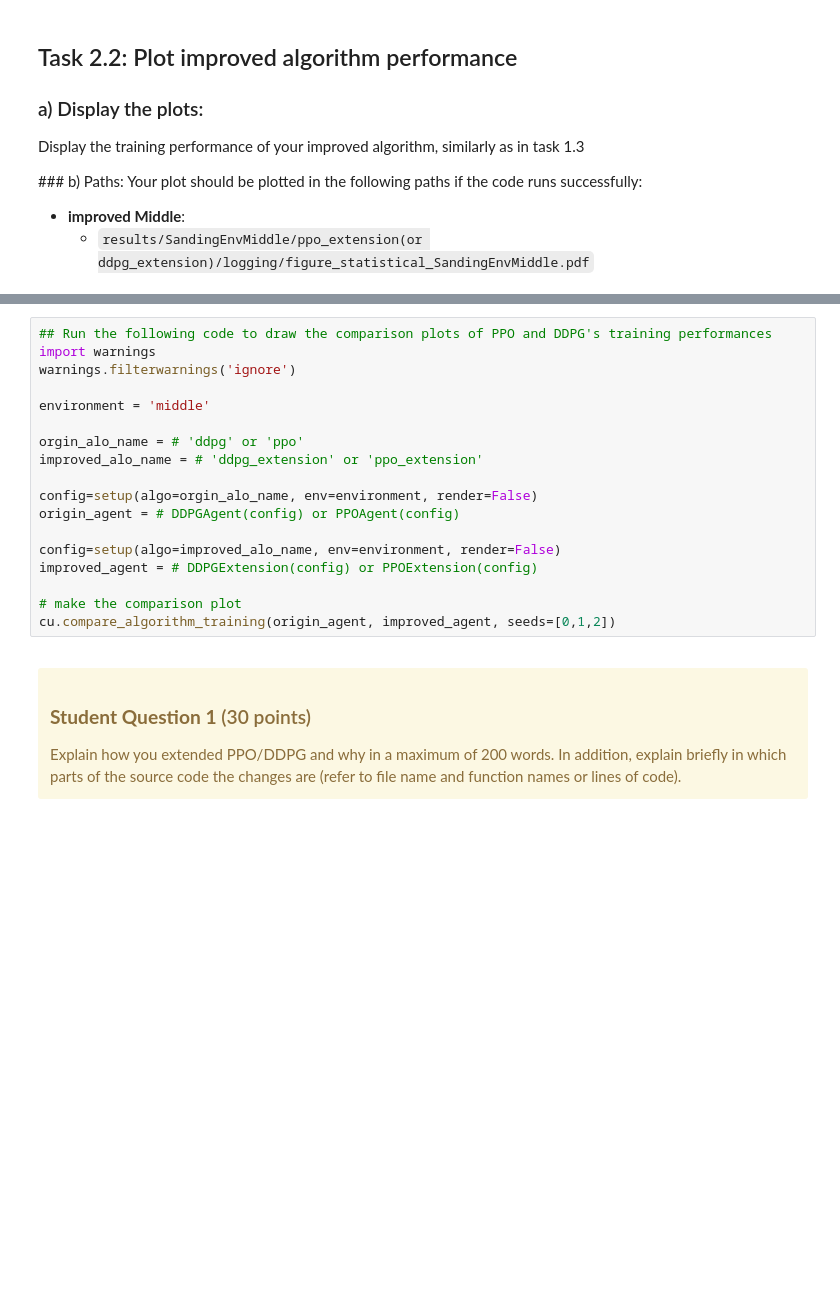
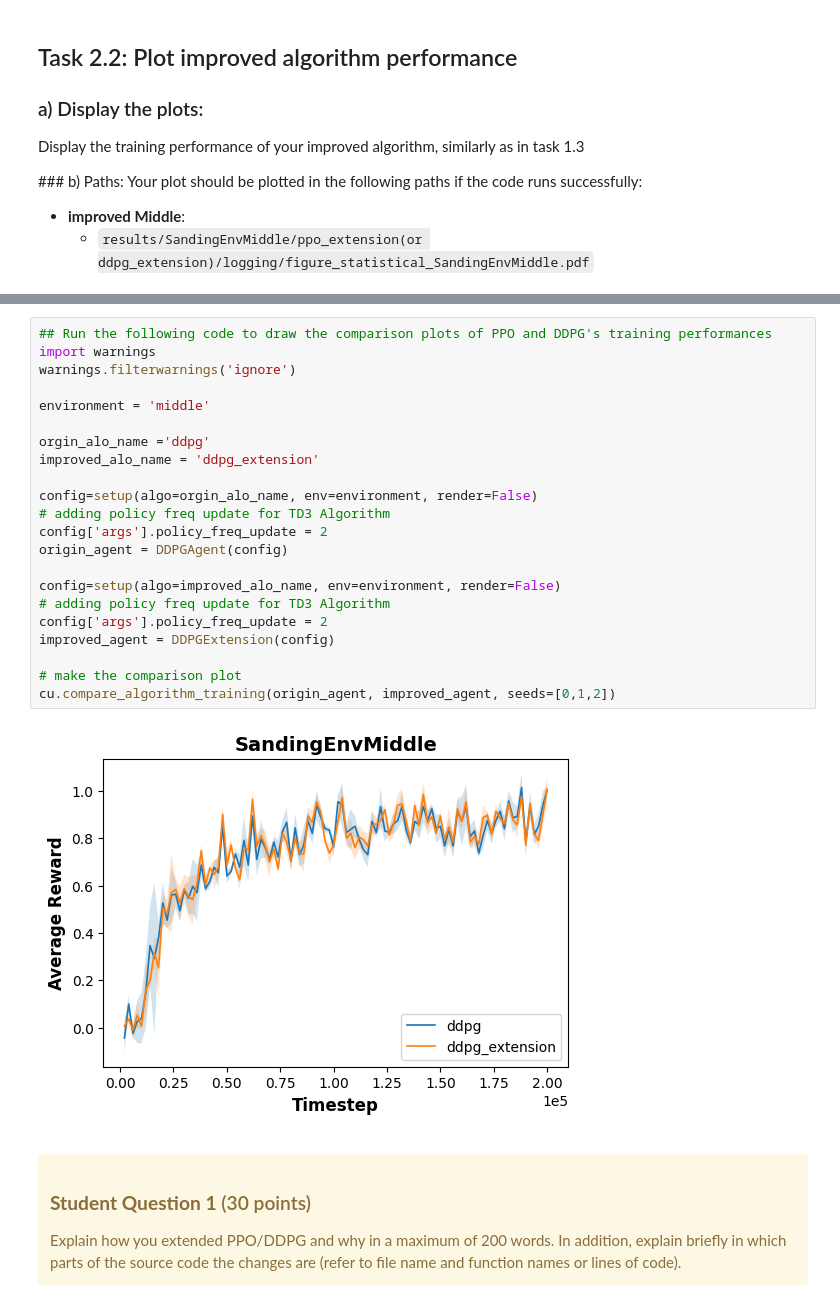
Before and after one commit to cannox227/Reinforcement-Learning-Project---Aalto-University, a Jupyter notebook: project.ipynb, the cells around one changed output, grey strips where cells are left out. Cells and saved outputs as stored; diff of their text form; blank space fills up the shorter version.

```diff
--- a/project.ipynb
+++ b/project.ipynb
@@ -1178,21 +1343,27 @@ If the code runs successfully, your plot should be saved to the following paths:
 # %%
 ## Run the following code to draw the comparison plots of PPO and DDPG's training performances
 import warnings
 warnings.filterwarnings('ignore')
 
 environment = 'middle'
 
-orgin_alo_name = # 'ddpg' or 'ppo'
-improved_alo_name = # 'ddpg_extension' or 'ppo_extension'
+orgin_alo_name ='ddpg'
+improved_alo_name = 'ddpg_extension'
 
 config=setup(algo=orgin_alo_name, env=environment, render=False)
-origin_agent = # DDPGAgent(config) or PPOAgent(config)
+# adding policy freq update for TD3 Algorithm
+config['args'].policy_freq_update = 2
+origin_agent = DDPGAgent(config)
 
 config=setup(algo=improved_alo_name, env=environment, render=False)
-improved_agent = # DDPGExtension(config) or PPOExtension(config)
+# adding policy freq update for TD3 Algorithm
+config['args'].policy_freq_update = 2
+improved_agent = DDPGExtension(config)
 
 # make the comparison plot
 cu.compare_algorithm_training(origin_agent, improved_agent, seeds=[0,1,2])
+# %% [output]
+[figure, added]
 # %% [markdown]
 <a id='Q1'></a>
 <div class=" alert alert-warning">
```
Also changed, not shown: parts of 9 cells of this notebook, 50 other files.
